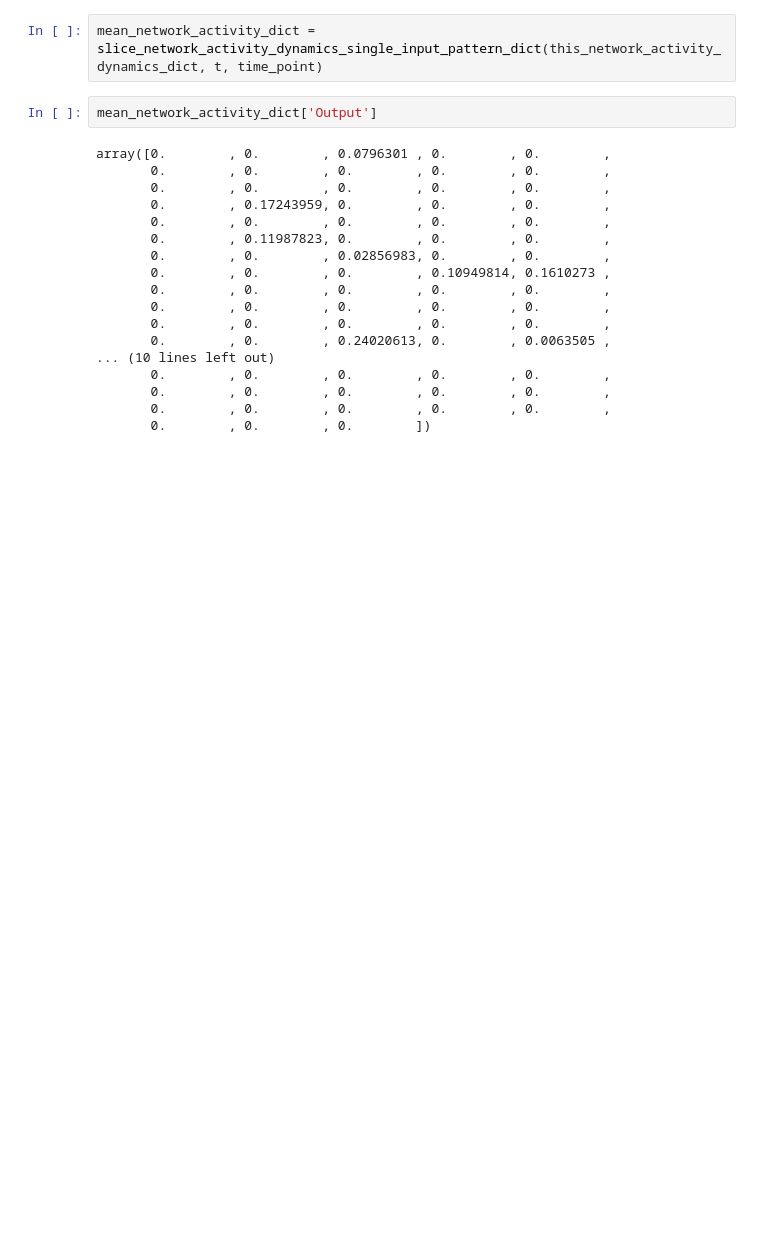
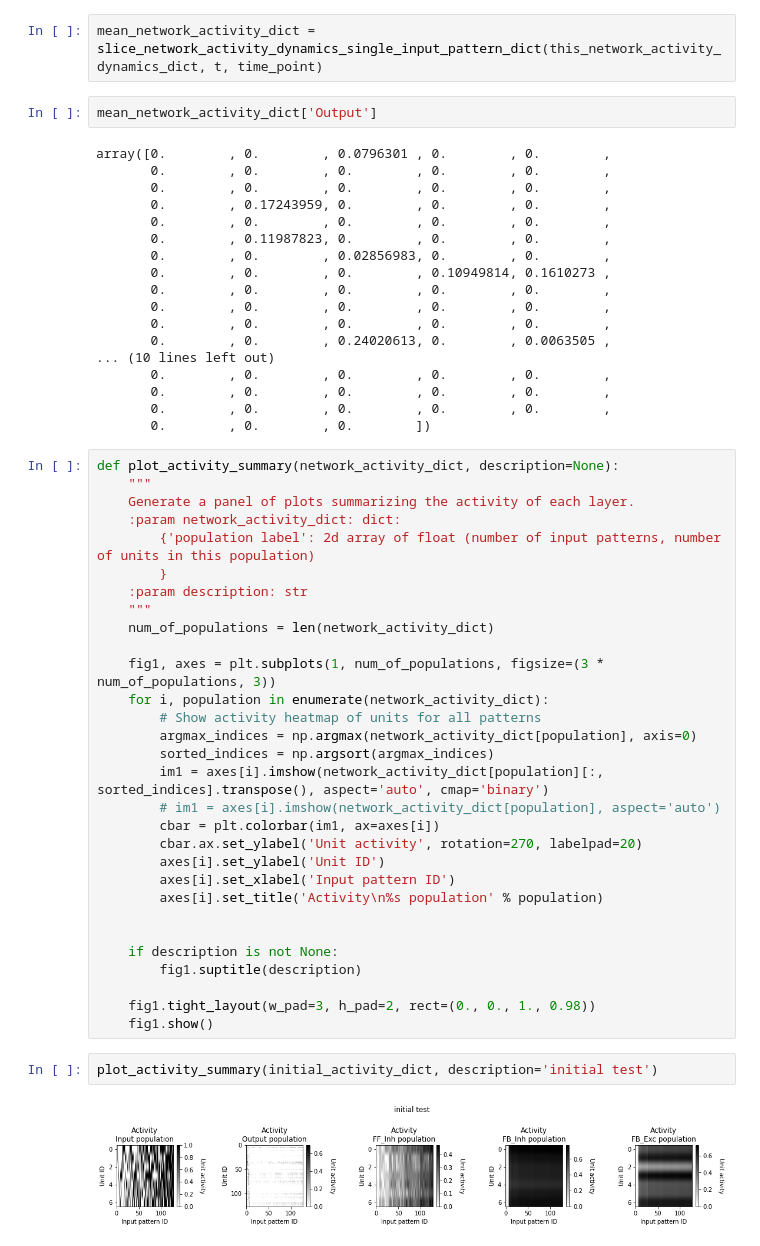
Before and after one commit to Milstein-Lab/dentate_circuit_model, a Jupyter notebook: Feb_9th_train_network_scratchpad.ipynb, the cells around one changed output. Cells and saved outputs as stored; diff of their text form; blank space fills up the shorter version.

Commit message:
added sorting of units for all activity heatmaps

```diff
--- a/Feb_9th_train_network_scratchpad.ipynb
+++ b/Feb_9th_train_network_scratchpad.ipynb
@@ -175,3 +175,37 @@ array([0.        , 0.        , 0.0796301 , 0.        , 0.        ,
        0.        , 0.        , 0.        , 0.        , 0.        ,
        0.        , 0.        , 0.        , 0.        , 0.        ,
        0.        , 0.        , 0.        ])
+# %%
+def plot_activity_summary(network_activity_dict, description=None):
+    """
+    Generate a panel of plots summarizing the activity of each layer.
+    :param network_activity_dict: dict:
+        {'population label': 2d array of float (number of input patterns, number of units in this population)
+        }
+    :param description: str
+    """
+    num_of_populations = len(network_activity_dict)
+
+    fig1, axes = plt.subplots(1, num_of_populations, figsize=(3 * num_of_populations, 3))
+    for i, population in enumerate(network_activity_dict):
+        # Show activity heatmap of units for all patterns
+        argmax_indices = np.argmax(network_activity_dict[population], axis=0)
+        sorted_indices = np.argsort(argmax_indices)
+        im1 = axes[i].imshow(network_activity_dict[population][:, sorted_indices].transpose(), aspect='auto', cmap='binary')
+        # im1 = axes[i].imshow(network_activity_dict[population], aspect='auto')
+        cbar = plt.colorbar(im1, ax=axes[i])
+        cbar.ax.set_ylabel('Unit activity', rotation=270, labelpad=20)
+        axes[i].set_ylabel('Unit ID')
+        axes[i].set_xlabel('Input pattern ID')
+        axes[i].set_title('Activity\n%s population' % population)
+
+
+    if description is not None:
+        fig1.suptitle(description)
+
+    fig1.tight_layout(w_pad=3, h_pad=2, rect=(0., 0., 1., 0.98))
+    fig1.show()
+# %%
+plot_activity_summary(initial_activity_dict, description='initial test')
+# %% [output]
+[figure, added]
```
Also changed, not shown: parts of 6 cells of this notebook, 3 other files.
